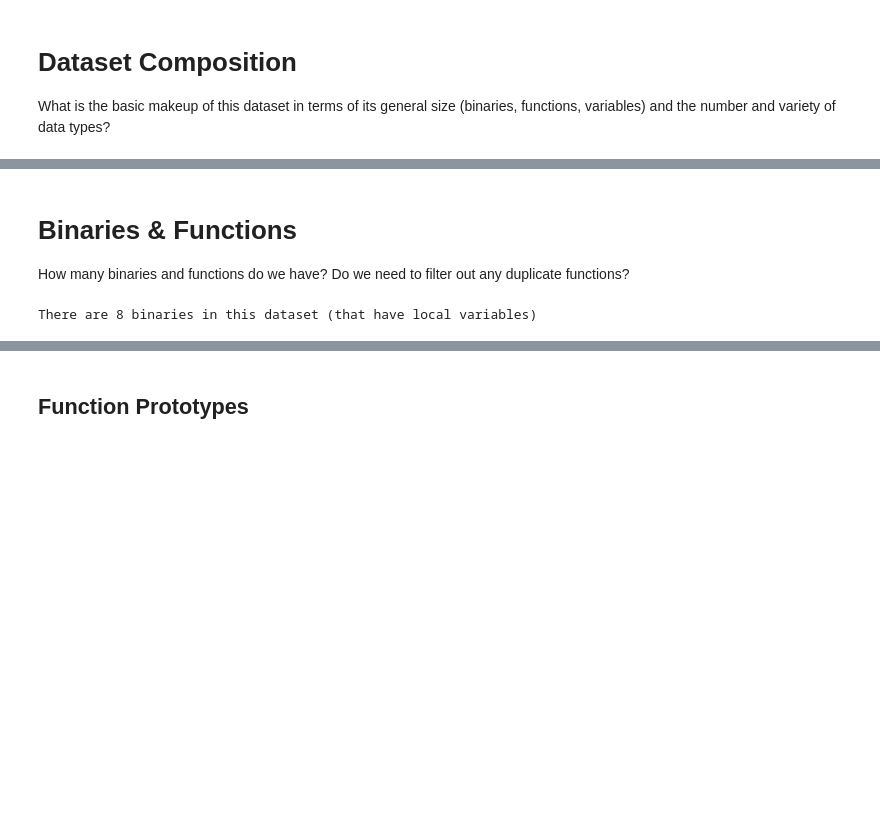
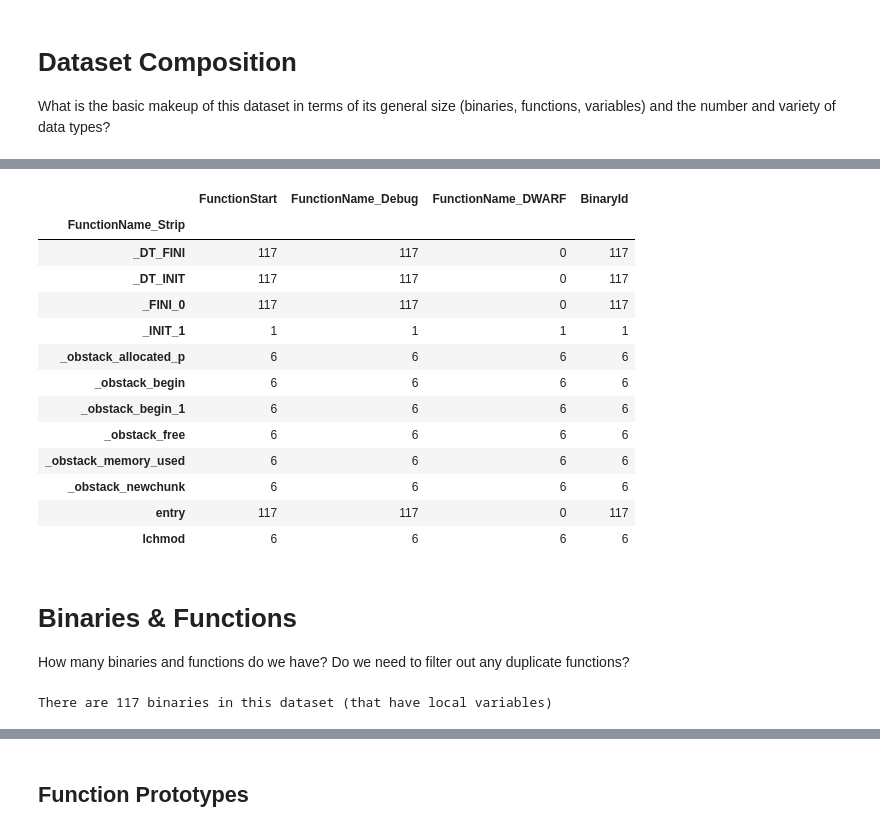
Before and after one commit to lasserre/datatype-recovery-experiments, a Jupyter notebook: notebooks/characterize_dataset.ipynb, the cells around one changed output, grey strips where cells are left out. Cells and saved outputs as stored; diff of their text form; code cells hidden in the pictures; blank space fills up the shorter version.

Commit message:
Skipping inline funcs, updated notebook stats

```diff
--- a/notebooks/characterize_dataset.ipynb
+++ b/notebooks/characterize_dataset.ipynb
@@ -58,16 +113,34 @@ print(Panel("Hello, [red]World!"))
+# %%
+strip_funcs = funcs_df[~funcs_df.FunctionName_Strip.isna()]
+strip_funcs[~strip_funcs.FunctionName_Strip.apply(lambda x: x.startswith('FUN_') if x else False)].groupby('FunctionName_Strip').count()
+# %% [output]
+|  | FunctionStart | FunctionName_Debug | FunctionName_DWARF | BinaryId |
+| FunctionName_Strip |  |  |  |  |
+| _DT_FINI | 117 | 117 | 0 | 117 |
+| _DT_INIT | 117 | 117 | 0 | 117 |
+| _FINI_0 | 117 | 117 | 0 | 117 |
+| _INIT_1 | 1 | 1 | 1 | 1 |
+| _obstack_allocated_p | 6 | 6 | 6 | 6 |
+| _obstack_begin | 6 | 6 | 6 | 6 |
+| _obstack_begin_1 | 6 | 6 | 6 | 6 |
+| _obstack_free | 6 | 6 | 6 | 6 |
+| _obstack_memory_used | 6 | 6 | 6 | 6 |
+| _obstack_newchunk | 6 | 6 | 6 | 6 |
+| entry | 117 | 117 | 0 | 117 |
+| lchmod | 6 | 6 | 6 | 6 |
 # %% [markdown]
 # Binaries & Functions
 How many binaries and functions do we have?
 Do we need to filter out any duplicate functions?
 # %%
 num_binaries = len(locals_df.BinaryId.unique())
-print(f'There are {num_binaries} binaries in this dataset (that have local variables)')
+
 
 # NOTE: we can't determine duplicates as easily from this dataset...if we have a table
 # of functions (1 row per function) then it easy to do a  groupby and count any duplicates across
 # binaries
 # %% [output]
-There are 8 binaries in this dataset (that have local variables)
+There are 117 binaries in this dataset (that have local variables)
 # %%
 true_vars = locals_df[~locals_df.Name_DWARF.isna()]
 strip_vars = locals_df[~locals_df.Name_Strip.isna()]
```
Also changed, not shown: parts of 9 cells of this notebook, 1 other file.
